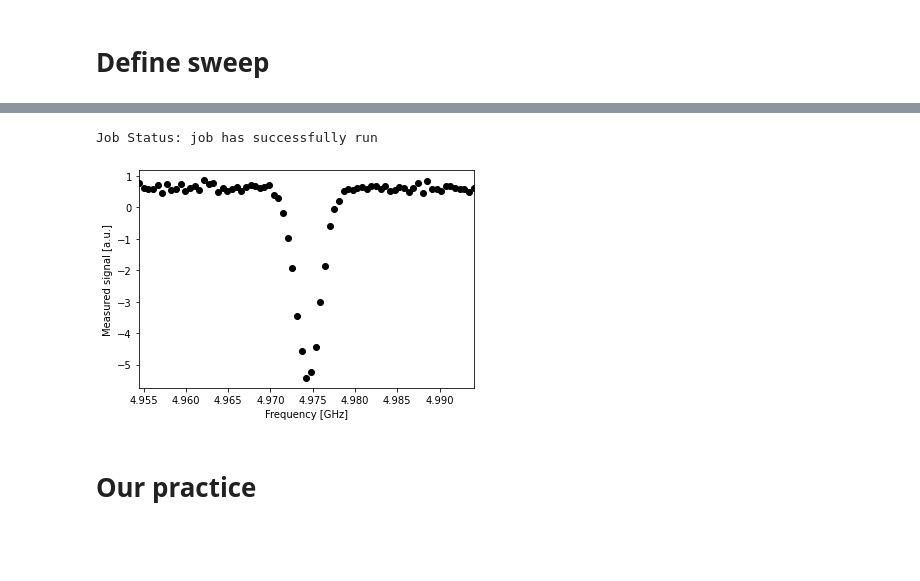
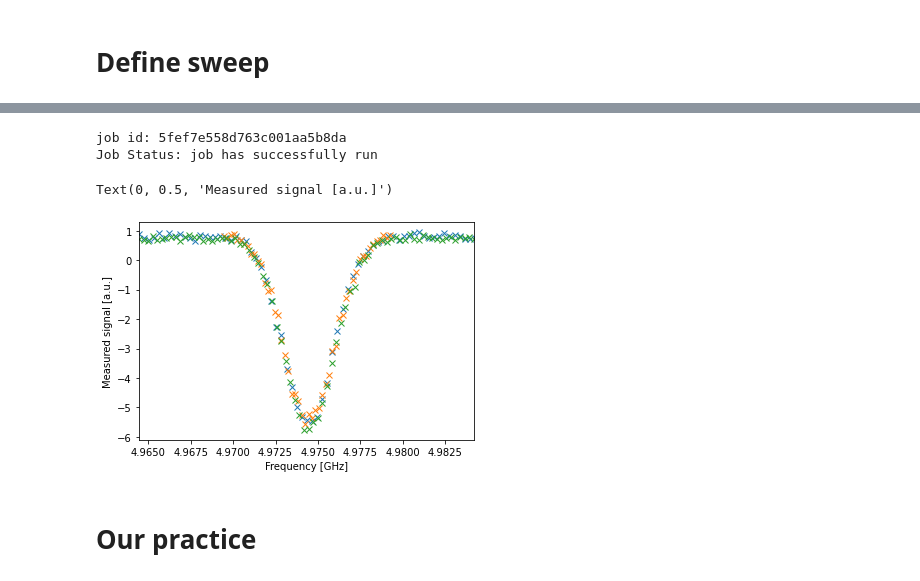
Before and after one commit to leo07010/Qiskit-Pulse, a Jupyter notebook: WSs_playground.ipynb, the cells around one changed output, grey strips where cells are left out. Saved outputs shown, nothing was run; the diff lists cells and outputs as text; code cells hidden in the pictures; blank space fills up the shorter version.

Commit message:
update freq scan

```diff
--- a/WSs_playground.ipynb
+++ b/WSs_playground.ipynb
@@ -129,8 +112,0 @@ frequency_sweep_program = assemble(schedule,
-# %%
-job = backend.run(frequency_sweep_program)
-# %%
-# print(job.job_id())
-from qiskit.tools.monitor import job_monitor
-job_monitor(job)
-# %% [output]
-Job Status: job has successfully run
@@ -139,20 +117,40 @@ frequency_sweep_results = job.result(timeout=120) # timeout parameter set to 120
+# %%
+num_shots_per_frequency = 1024
+freqswp_program = assemble(experiments=schedule,
+                           backend=backend,
+                           meas_level=1,
+                           meas_return='avg',
+                           shots=num_shots_per_frequency,
+                           schedule_los=schedule_frequencies)
+
+job = backend.run(freqswp_program)
+print('job id: {}'.format(job.job_id()))
+from qiskit.tools.monitor import job_monitor
+job_monitor(job)
+
+joblst.append(job)
+freq_GHzlst.append(freq_Hz/1e9)
+# %% [output]
+job id: 5fef7e558d763c001aa5b8da
+Job Status: job has successfully run
 # %%
-import matplotlib.pyplot as plt
+f,ax = plt.subplots()
+for j in range(len(joblst)):
 
-sweep_values = []
-for i in range(len(frequency_sweep_results.results)):
-    # Get the results from the ith experiment
-    res = frequency_sweep_results.get_memory(i)*scale_factor
-    # Get the results for `qubit` from this experiment
-    sweep_values.append(res[qubit])
+    freqswp_results = joblst[j].result(timeout=120)
+    sweep_values = []
+    for i in range(len(freqswp_results.results)): # Get the results from the ith freq
+        res = freqswp_results.get_memory(i)*scale_factor
+        sweep_values.append(res[qubit])
 
-plt.scatter(frequencies_GHz, np.real(sweep_values), color='black') # plot real part of sweep values
-plt.xlim([min(frequencies_GHz), max(frequencies_GHz)])
-plt.xlabel("Frequency [GHz]")
-plt.ylabel("Measured signal [a.u.]")
-plt.show()
+    ax.plot(freq_GHzlst[j], np.real(sweep_values),ls='None',marker='x',alpha=1)
+
+ax.set_xlim([min(freq_GHzlst[-1]), max(freq_GHzlst[-1])])
+ax.set_xlabel("Frequency [GHz]")
+ax.set_ylabel("Measured signal [a.u.]")
 # %% [output]
+Text(0, 0.5, 'Measured signal [a.u.]')
-[figure, old version]
+[figure, new version]
 # %% [markdown]
 # Our practice
 # %% [markdown]
```
Also changed, not shown: parts of 17 cells of this notebook.
